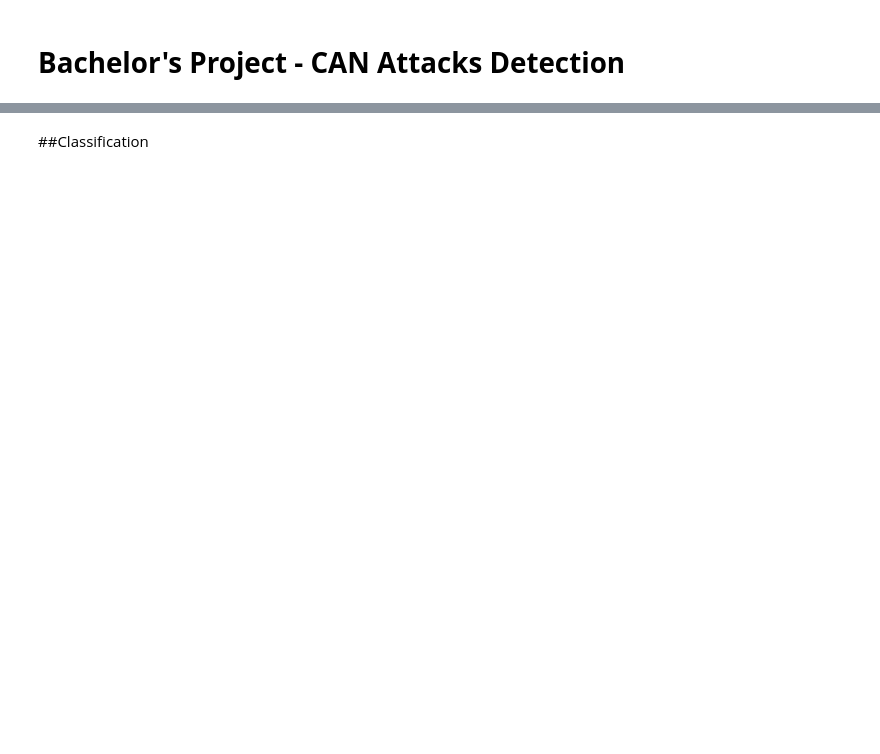
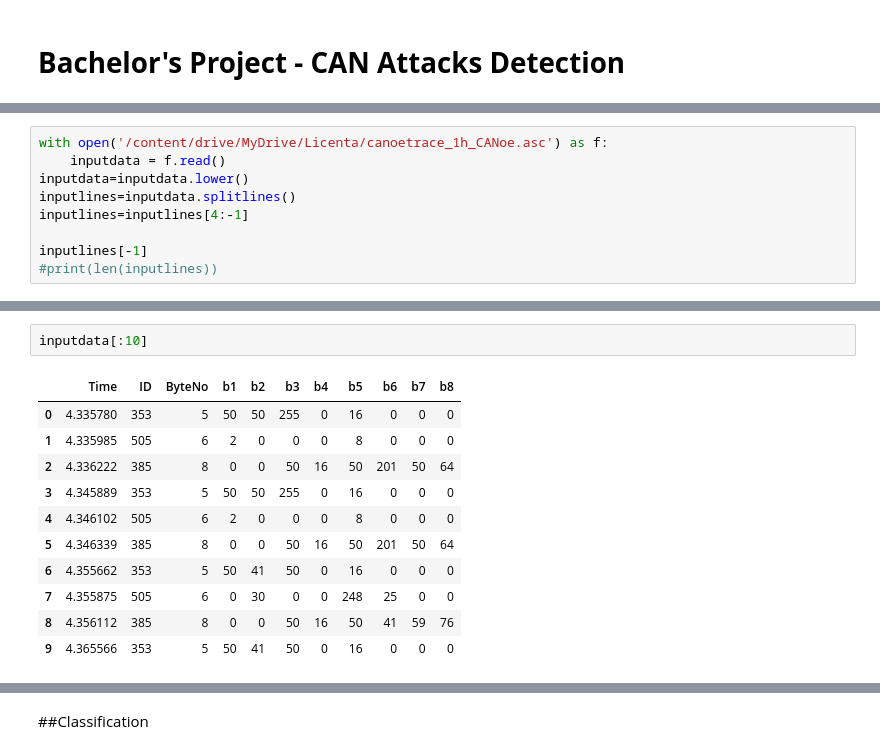
Before and after one commit to nicoletavoinea/BachelorProject, a Jupyter notebook: bachelor_project/GoogleColab/CANAttacksDetection.ipynb, the cells around one changed output, grey strips where cells are left out. Cells and saved outputs as stored; diff of their text form; blank space fills up the shorter version.

```diff
--- a/bachelor_project/GoogleColab/CANAttacksDetection.ipynb
+++ b/bachelor_project/GoogleColab/CANAttacksDetection.ipynb
@@ -113,0 +17,9 @@ labels=np.array(labels)
+# %%
+with open('/content/drive/MyDrive/Licenta/canoetrace_1h_CANoe.asc') as f:
+    inputdata = f.read()
+inputdata=inputdata.lower()
+inputlines=inputdata.splitlines()
+inputlines=inputlines[4:-1]
+
+inputlines[-1]
+#print(len(inputlines))
@@ -113,0 +47,14 @@ labels=np.array(labels)
+# %%
+inputdata[:10]
+# %% [output]
+|  | Time | ID | ByteNo | b1 | b2 | b3 | b4 | b5 | b6 | b7 | b8 |
+| 0 | 4.335780 | 353 | 5 | 50 | 50 | 255 | 0 | 16 | 0 | 0 | 0 |
+| 1 | 4.335985 | 505 | 6 | 2 | 0 | 0 | 0 | 8 | 0 | 0 | 0 |
+| 2 | 4.336222 | 385 | 8 | 0 | 0 | 50 | 16 | 50 | 201 | 50 | 64 |
+| 3 | 4.345889 | 353 | 5 | 50 | 50 | 255 | 0 | 16 | 0 | 0 | 0 |
+| 4 | 4.346102 | 505 | 6 | 2 | 0 | 0 | 0 | 8 | 0 | 0 | 0 |
+| 5 | 4.346339 | 385 | 8 | 0 | 0 | 50 | 16 | 50 | 201 | 50 | 64 |
+| 6 | 4.355662 | 353 | 5 | 50 | 41 | 50 | 0 | 16 | 0 | 0 | 0 |
+| 7 | 4.355875 | 505 | 6 | 0 | 30 | 0 | 0 | 248 | 25 | 0 | 0 |
+| 8 | 4.356112 | 385 | 8 | 0 | 0 | 50 | 16 | 50 | 41 | 59 | 76 |
+| 9 | 4.365566 | 353 | 5 | 50 | 41 | 50 | 0 | 16 | 0 | 0 | 0 |
```
Also changed, not shown: parts of 103 cells of this notebook.
